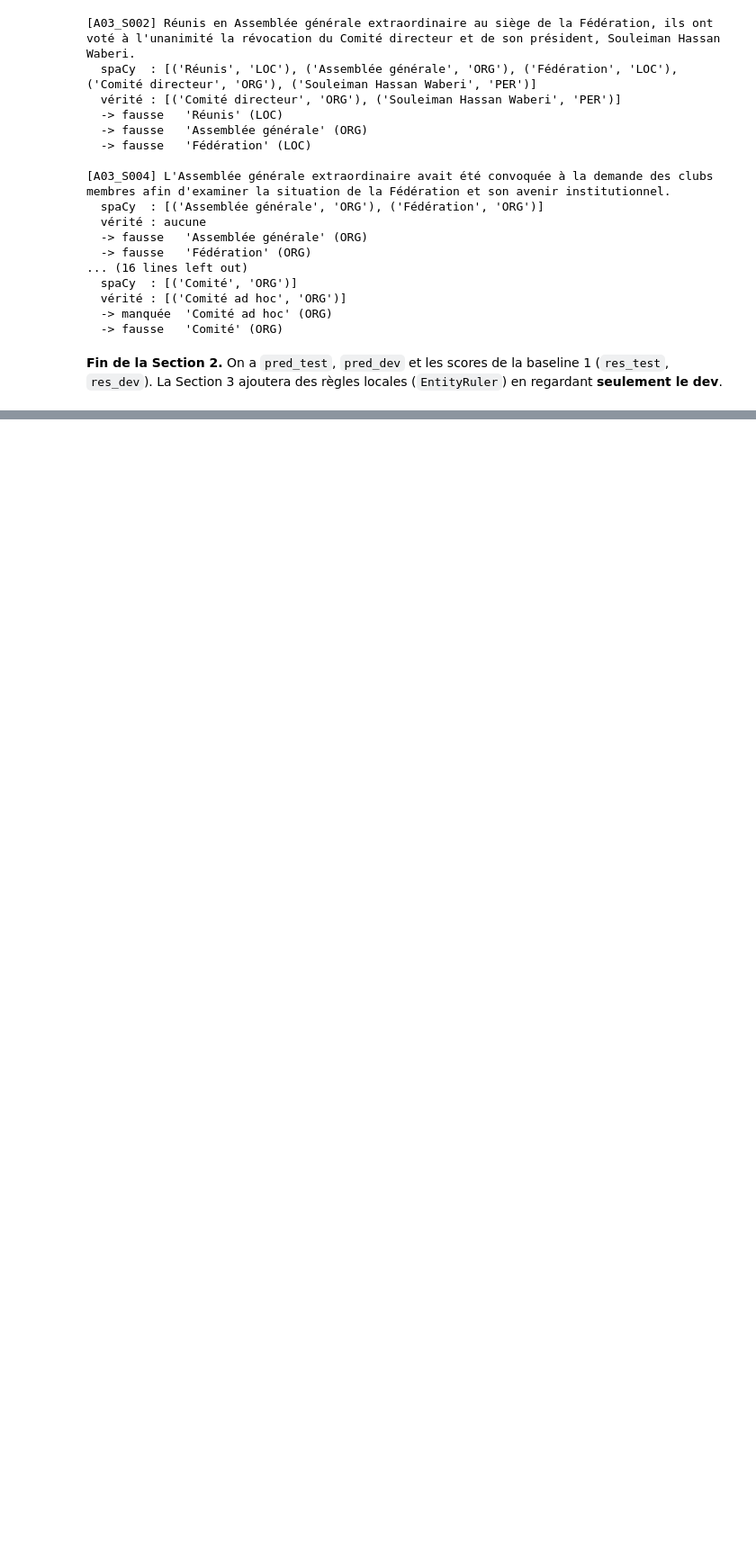
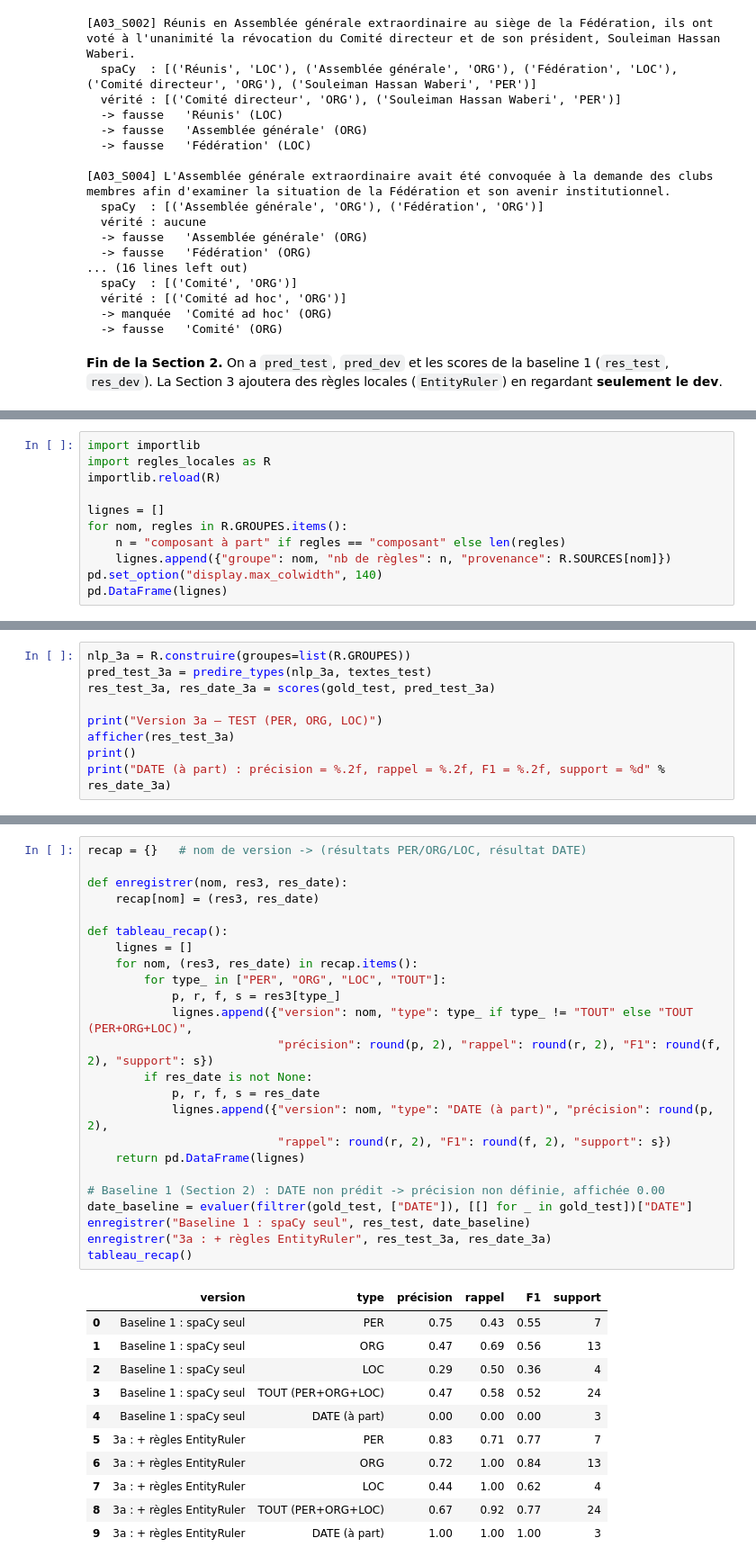
Before and after one commit to Mani26368/taln-ner-djibouti, a Jupyter notebook: notebooks/mako_ner_baseline.ipynb, the cells around one changed output, grey strips where cells are left out. Shown at 90% size. Drawn from its saved outputs; the diff is of its cells as text; blank space fills up the shorter version.

```diff
--- a/notebooks/mako_ner_baseline.ipynb
+++ b/notebooks/mako_ner_baseline.ipynb
@@ -342,0 +366,11 @@ for id_, texte, g, p in zip(ids_test, textes_test, gold_test_3, pred_test):
+# %%
+import importlib
+import regles_locales as R
+importlib.reload(R)
+
+lignes = []
+for nom, regles in R.GROUPES.items():
+    n = "composant à part" if regles == "composant" else len(regles)
+    lignes.append({"groupe": nom, "nb de règles": n, "provenance": R.SOURCES[nom]})
+pd.set_option("display.max_colwidth", 140)
+pd.DataFrame(lignes)
@@ -342,0 +486,9 @@ for id_, texte, g, p in zip(ids_test, textes_test, gold_test_3, pred_test):
+# %%
+nlp_3a = R.construire(groupes=list(R.GROUPES))
+pred_test_3a = predire_types(nlp_3a, textes_test)
+res_test_3a, res_date_3a = scores(gold_test, pred_test_3a)
+
+print("Version 3a — TEST (PER, ORG, LOC)")
+afficher(res_test_3a)
+print()
+print("DATE (à part) : précision = %.2f, rappel = %.2f, F1 = %.2f, support = %d" % res_date_3a)
@@ -342,0 +508,36 @@ for id_, texte, g, p in zip(ids_test, textes_test, gold_test_3, pred_test):
+# %%
+recap = {}   # nom de version -> (résultats PER/ORG/LOC, résultat DATE)
+
+def enregistrer(nom, res3, res_date):
+    recap[nom] = (res3, res_date)
+
+def tableau_recap():
+    lignes = []
+    for nom, (res3, res_date) in recap.items():
+        for type_ in ["PER", "ORG", "LOC", "TOUT"]:
+            p, r, f, s = res3[type_]
+            lignes.append({"version": nom, "type": type_ if type_ != "TOUT" else "TOUT (PER+ORG+LOC)",
+                           "précision": round(p, 2), "rappel": round(r, 2), "F1": round(f, 2), "support": s})
+        if res_date is not None:
+            p, r, f, s = res_date
+            lignes.append({"version": nom, "type": "DATE (à part)", "précision": round(p, 2),
+                           "rappel": round(r, 2), "F1": round(f, 2), "support": s})
+    return pd.DataFrame(lignes)
+
+# Baseline 1 (Section 2) : DATE non prédit -> précision non définie, affichée 0.00
+date_baseline = evaluer(filtrer(gold_test, ["DATE"]), [[] for _ in gold_test])["DATE"]
+enregistrer("Baseline 1 : spaCy seul", res_test, date_baseline)
+enregistrer("3a : + règles EntityRuler", res_test_3a, res_date_3a)
+tableau_recap()
+# %% [output]
+|  | version | type | précision | rappel | F1 | support |
+| 0 | Baseline 1 : spaCy seul | PER | 0.75 | 0.43 | 0.55 | 7 |
+| 1 | Baseline 1 : spaCy seul | ORG | 0.47 | 0.69 | 0.56 | 13 |
+| 2 | Baseline 1 : spaCy seul | LOC | 0.29 | 0.50 | 0.36 | 4 |
+| 3 | Baseline 1 : spaCy seul | TOUT (PER+ORG+LOC) | 0.47 | 0.58 | 0.52 | 24 |
+| 4 | Baseline 1 : spaCy seul | DATE (à part) | 0.00 | 0.00 | 0.00 | 3 |
+| 5 | 3a : + règles EntityRuler | PER | 0.83 | 0.71 | 0.77 | 7 |
+| 6 | 3a : + règles EntityRuler | ORG | 0.72 | 1.00 | 0.84 | 13 |
+| 7 | 3a : + règles EntityRuler | LOC | 0.44 | 1.00 | 0.62 | 4 |
+| 8 | 3a : + règles EntityRuler | TOUT (PER+ORG+LOC) | 0.67 | 0.92 | 0.77 | 24 |
+| 9 | 3a : + règles EntityRuler | DATE (à part) | 1.00 | 1.00 | 1.00 | 3 |
```
Also changed, not shown: parts of 22 cells of this notebook, 1 other file.
